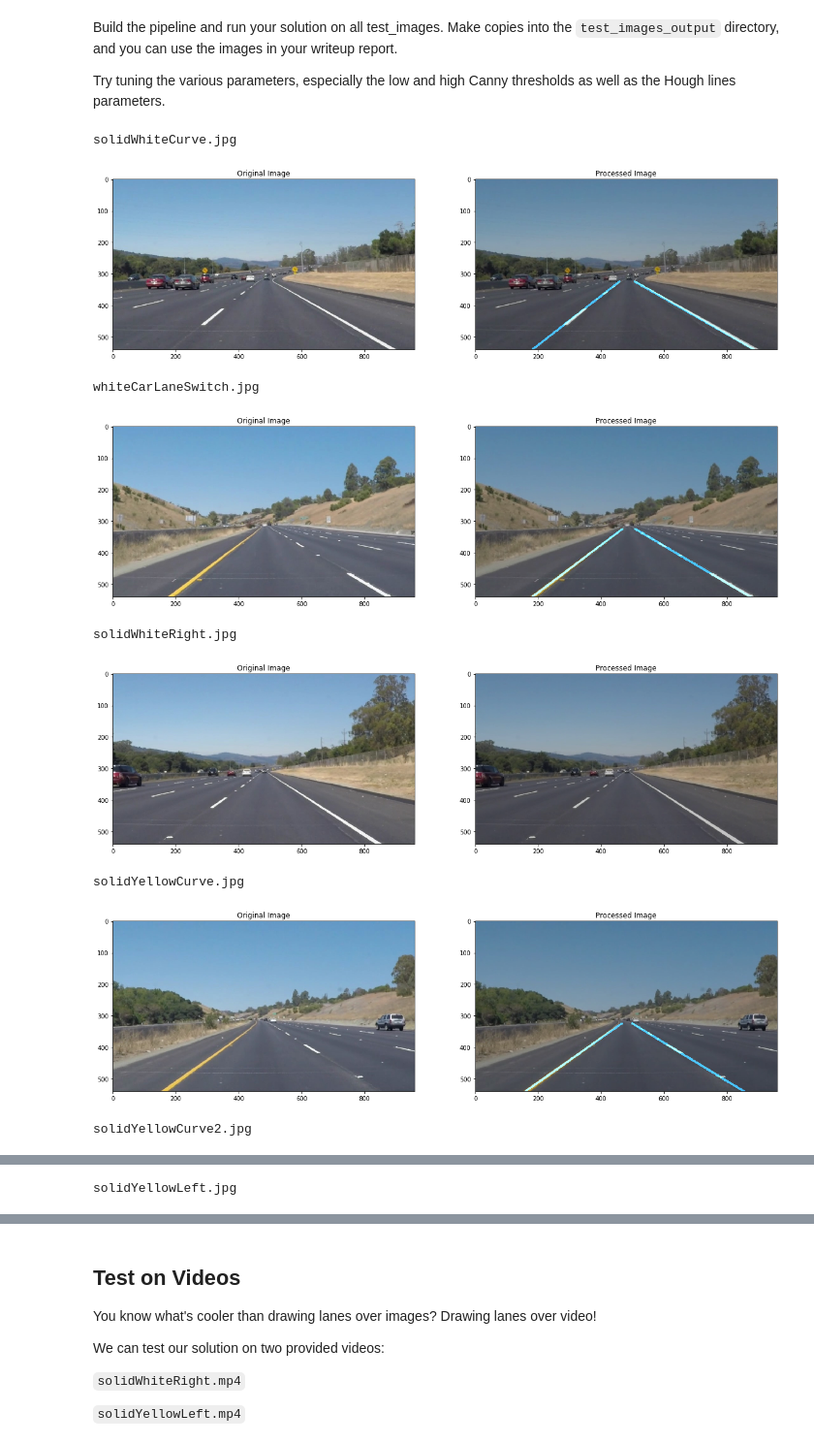
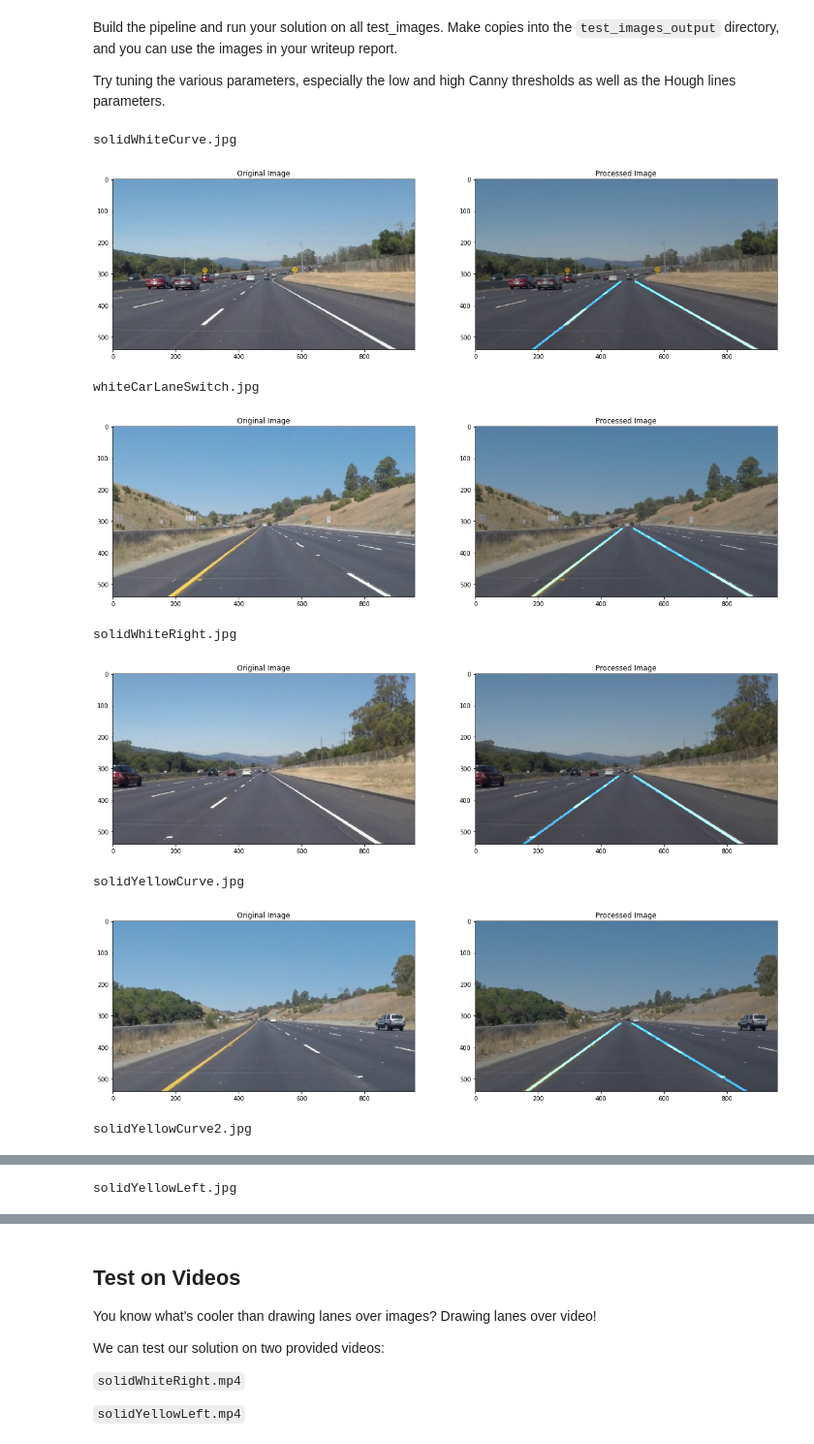
Before and after one commit to aplejandro/Udacity-Self-Driving-Cars-Engineer-Nanodegree, a Jupyter notebook: 1) Finding Lane Lines/P1.ipynb, the cells around one changed output, grey strips where cells are left out. Shown at 97% size. Drawn from its saved outputs; the diff is of its cells as text; code cells hidden in the pictures.

```diff
--- a/1) Finding Lane Lines/P1.ipynb
+++ b/1) Finding Lane Lines/P1.ipynb
@@ -146,34 +146,34 @@ def draw_lines(img, lines, color=[2, 121, 200], thickness=5):
     y_left = []
     x_right = []
     y_right = []
-    imshape = image.shape
-    ysize = imshape[0]
-    ytop = int(0.6*ysize) # need y coordinates of the top and bottom of left and right lane
-    ybtm = int(ysize) #  to calculate x values once a line is found
+    ysize = image.shape[0]
+    xsize = image.shape[1]
+    y_top = int(ysize*0.6) # need y coordinates of the top and bottom of left and right lane
+    y_bottom = int(ysize) #  to calculate x values once a line is found
 
     for line in lines:
         for x1,y1,x2,y2 in line:
-            slope = float(((y2-y1)/(x2-x1)))
-            if (slope > 0.5): # if the line slope is greater than tan(26.52 deg), it is the left line
+            m = float(((y2-y1)/(x2-x1)))
+            if (m > 0.5): # left lane, slope > tan(26.52)
                     x_left.append(x1)
                     x_left.append(x2)
                     y_left.append(y1)
                     y_left.append(y2)
-            if (slope < -0.5): # if the line slope is less than tan(153.48 deg), it is the right line
+            if (m < -0.5): # Right lane, slope < tan(153.48)
                     x_right.append(x1)
                     x_right.append(x2)
                     y_right.append(y1)
                     y_right.append(y2)
     # only execute if there are points found that meet criteria, this eliminates borderline cases i.e. rogue frames
-    if (x_left!=[]) & (x_right!=[]) & (y_left!=[]) & (y_right!=[]):
+    if (x_left!=[]) and (y_left!=[]) and (x_right!=[]) and (y_right!=[]):
         left_line_coeffs = np.polyfit(x_left, y_left, 1)
-        left_xtop = int((ytop - left_line_coeffs[1])/left_line_coeffs[0])
-        left_xbtm = int((ybtm - left_line_coeffs[1])/left_line_coeffs[0])
+        left_x_top = int((y_top - left_line_coeffs[1])/left_line_coeffs[0])
+        left_x_bottom = int((y_bottom - left_line_coeffs[1])/left_line_coeffs[0])
         right_line_coeffs = np.polyfit(x_right, y_right, 1)
-        right_xtop = int((ytop - right_line_coeffs[1])/right_line_coeffs[0])
-        right_xbtm = int((ybtm - right_line_coeffs[1])/right_line_coeffs[0])
-        cv2.line(img, (left_xtop, ytop), (left_xbtm, ybtm), color, thickness)
-        cv2.line(img, (right_xtop, ytop), (right_xbtm, ybtm), color, thickness)
+        right_x_top = int((y_top - right_line_coeffs[1])/right_line_coeffs[0])
+        right_x_bottom = int((y_bottom - right_line_coeffs[1])/right_line_coeffs[0])
+        cv2.line(img, (left_x_top, y_top), (left_x_bottom, y_bottom), color, thickness)
+        cv2.line(img, (right_x_top, y_top), (right_x_bottom, y_bottom), color, thickness)
 
 def hough_lines(img, rho, theta, threshold, min_line_len, max_line_gap):
     """
@@ -225,38 +225,38 @@ def show_imgs(original_img, processed_img):
     plt.title('Processed Image')
     plt.show()
 
-def detection_pipeline(image, kernel_size=5, canny_low=50, canny_high=150, rho=1, theta=np.pi/180,
+def detection_pipeline(image, kernel_size=5, canny_low=60, canny_high=180, rho=1, theta=np.pi/180,
                        threshold=20, min_line_len=40, max_line_gap=25):
     gray = grayscale(image)
     blur = gaussian_blur(gray, kernel_size)
     canny_edges = canny(blur, canny_low, canny_high)
     ysize = image.shape[0]
     xsize = image.shape[1]
     left_bottom = [0.05*xsize, ysize]
     right_bottom = [0.95*xsize , ysize]
     left_top = [xsize*0.45,ysize*0.6]
     right_top = [xsize*0.55,ysize*0.6]
-    vertices = np.array([[left_bottom,left_bottom,right_top, right_bottom]], dtype=np.int32)
+    vertices = np.array([[left_bottom,left_top,right_top, right_bottom]], np.int32)
     roi = region_of_interest(canny_edges, [vertices])
     hough = hough_lines(roi, rho, theta, threshold, min_line_len, max_line_gap)
     final_img = weighted_img(hough, image, α=0.8, β=1., γ=0.)
     return final_img
 
 
 # then save them to the test_images_output directory.
 for img_name in test_images:
     print(img_name)
     img = mpimg.imread('test_images/'+img_name)
     lane_detected_imgs = detection_pipeline(img)
     mpimg.imsave('test_images_output/' + img_name, lane_detected_imgs)
     show_imgs(img, lane_detected_imgs)
 # %% [output]
 solidWhiteCurve.jpg
 [figure]
 whiteCarLaneSwitch.jpg
 [figure]
 solidWhiteRight.jpg
-[figure, old version]
+[figure, new version]
 solidYellowCurve.jpg
 [figure]
 solidYellowCurve2.jpg
```
Also changed, not shown: parts of 3 cells of this notebook.
